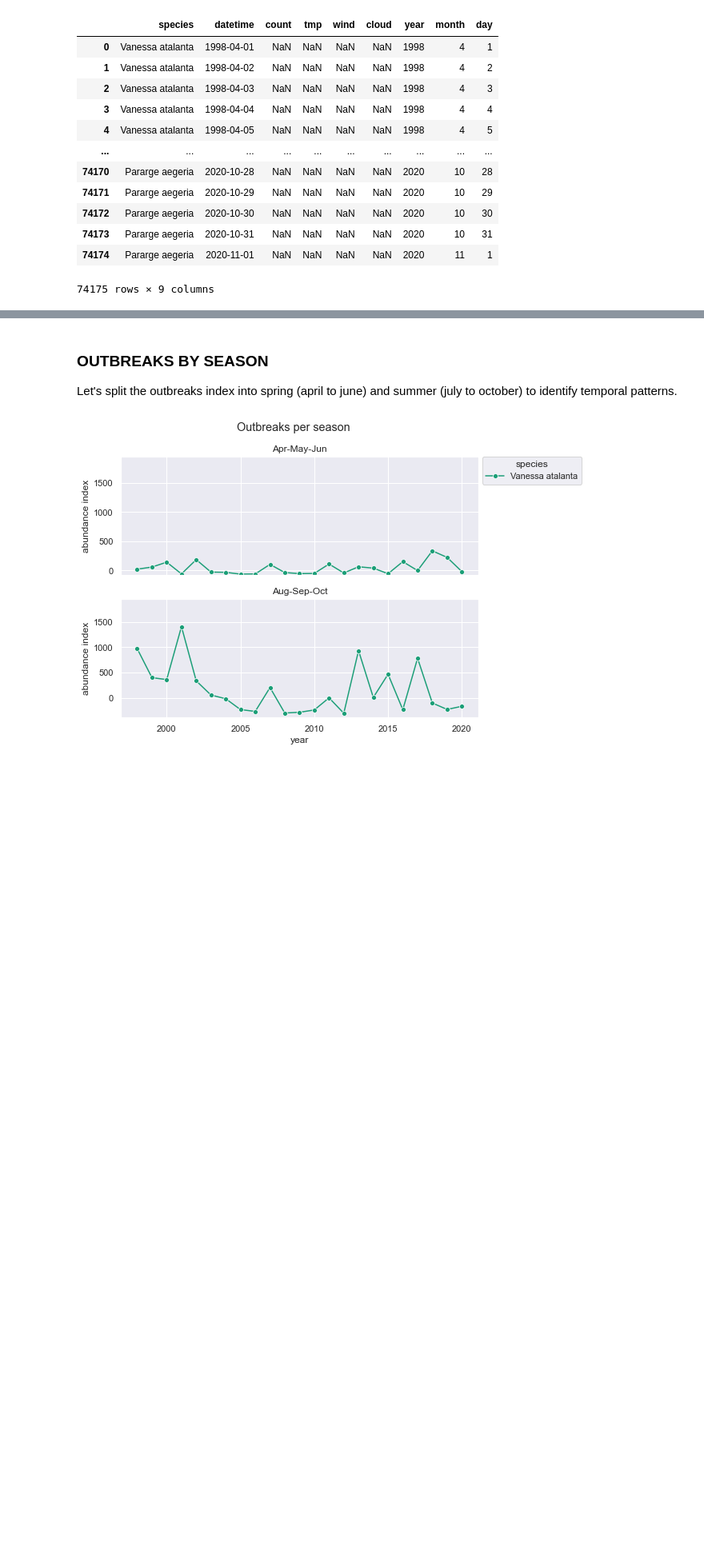
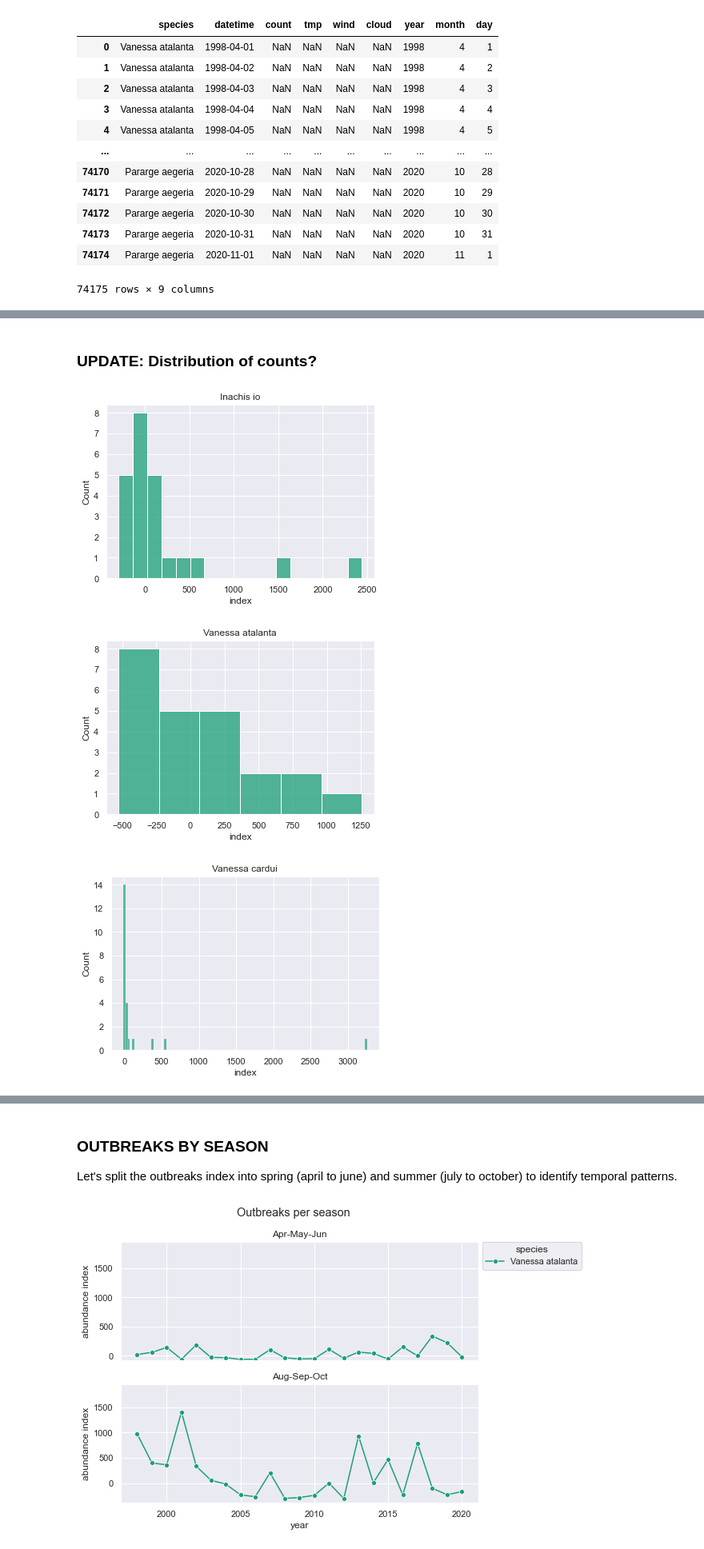
Before and after one commit to gtlab-barcelona/robert, a Jupyter notebook: anomalies/code/5-explore-outbreaks.ipynb, the cells around one changed output, grey strips where cells are left out. Shown at 80% size. Drawn from its saved outputs; the diff is of its cells as text; code cells hidden in the pictures; blank space fills up the shorter version.

```diff
--- a/anomalies/code/5-explore-outbreaks.ipynb
+++ b/anomalies/code/5-explore-outbreaks.ipynb
@@ -165,0 +205,12 @@ fig.savefig('../figs/kaliningrad/outbreaks_per-year.png',
+# %% [markdown]
+### UPDATE: Distribution of counts?
+# %%
+for s in species_ls:
+    data = outbreaks[outbreaks.species == s]
+    fig, ax = plt.subplots()
+    sns.histplot(data=data, x='index', ax=ax)
+    ax.set_title(s)
+# %% [output]
+[figure, added]
+[figure, added]
+[figure, added]
```
Also changed, not shown: parts of 7 cells of this notebook, 2 other files.
